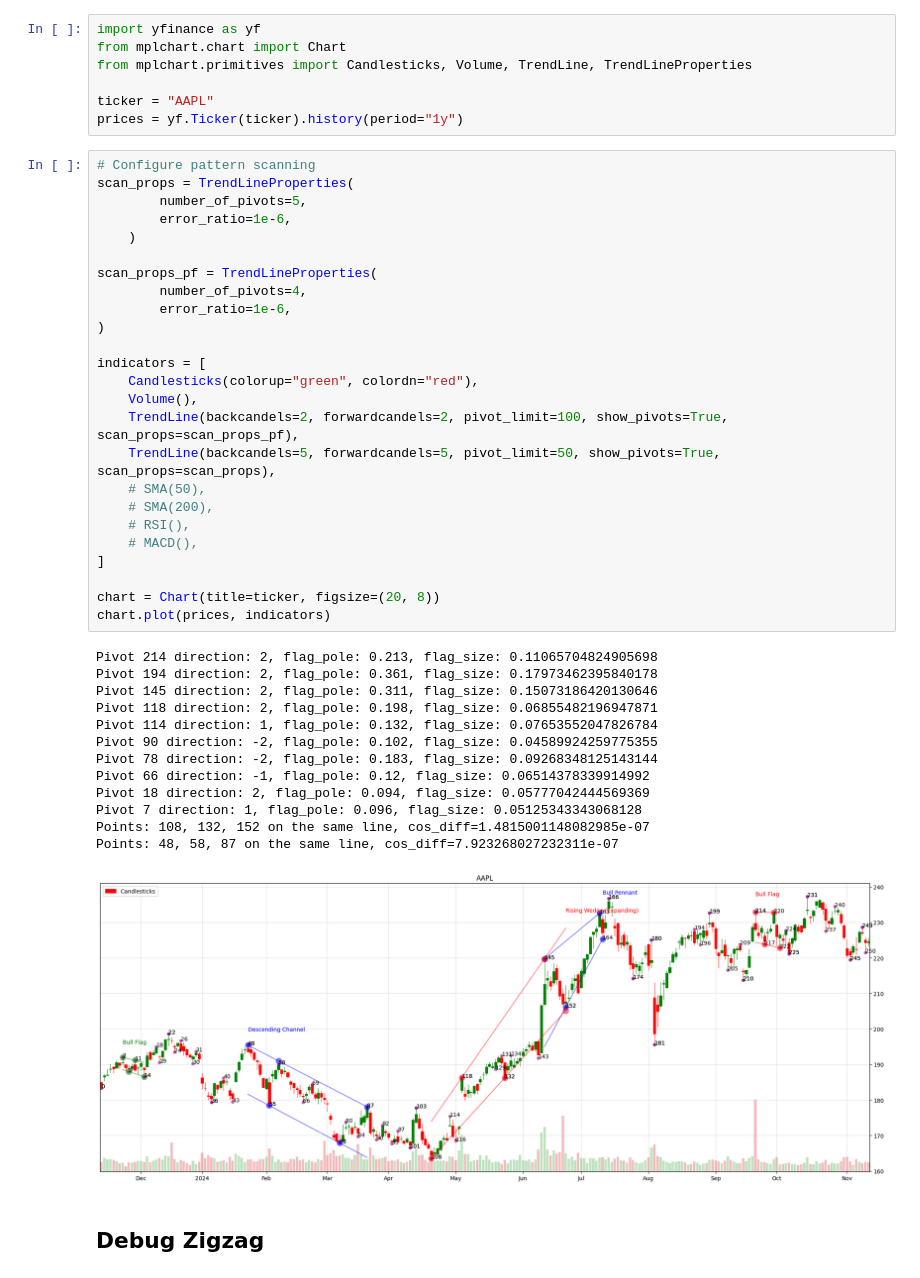
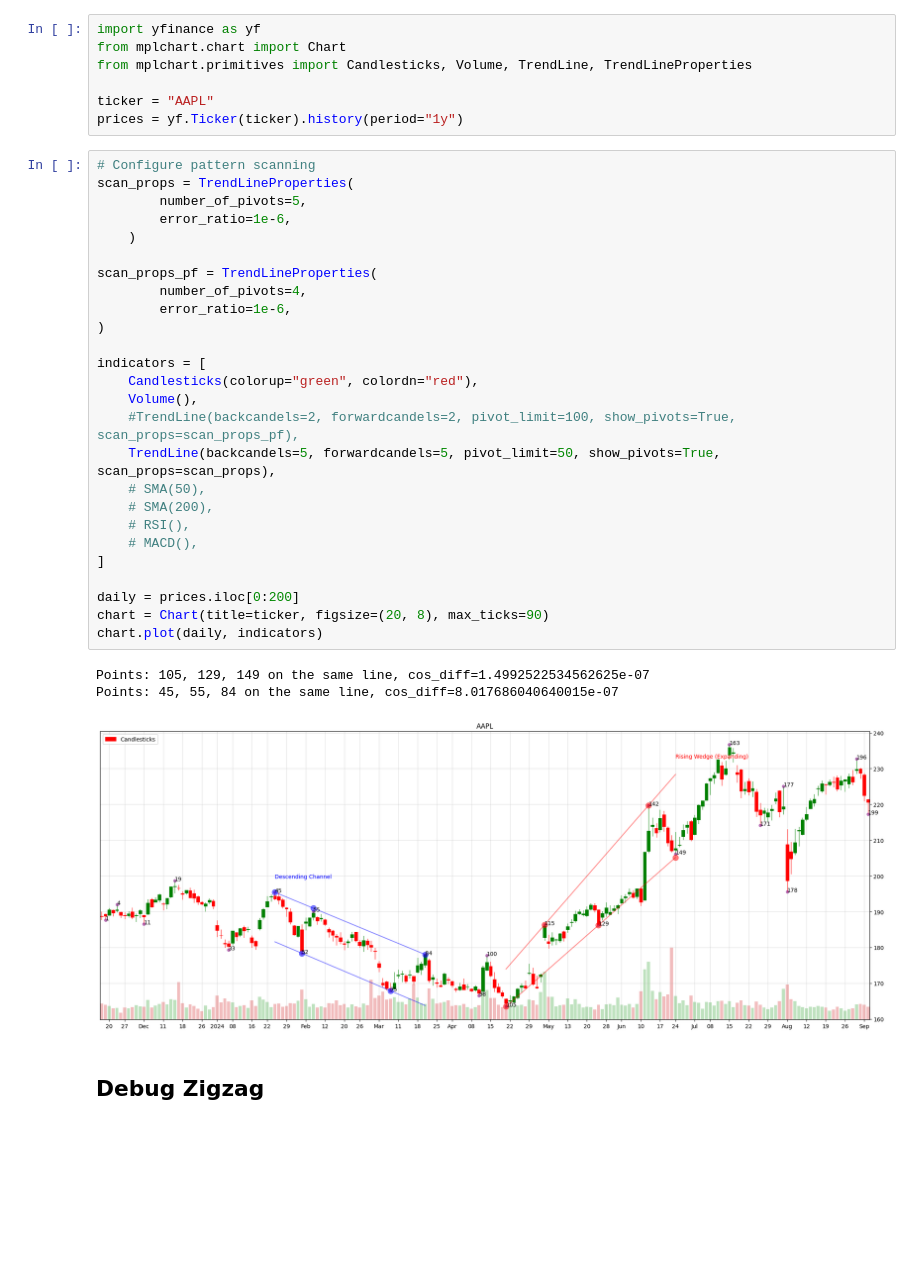
Before and after one commit to furechan/mplchart, a Jupyter notebook: examples/plot-trendlines.ipynb, the cells around one changed output. Drawn from its saved outputs; the diff is of its cells as text; blank space fills up the shorter version.

Commit message:
Made max_ticks in DataLocator a parameter

```diff
--- a/examples/plot-trendlines.ipynb
+++ b/examples/plot-trendlines.ipynb
@@ -8,42 +8,33 @@ prices = yf.Ticker(ticker).history(period="1y")
 # %%
 # Configure pattern scanning
 scan_props = TrendLineProperties(
         number_of_pivots=5,
         error_ratio=1e-6,
     )
 
 scan_props_pf = TrendLineProperties(
         number_of_pivots=4,
         error_ratio=1e-6,
 )
 
 indicators = [
     Candlesticks(colorup="green", colordn="red"),
     Volume(),
-    TrendLine(backcandels=2, forwardcandels=2, pivot_limit=100, show_pivots=True, scan_props=scan_props_pf),
+    #TrendLine(backcandels=2, forwardcandels=2, pivot_limit=100, show_pivots=True, scan_props=scan_props_pf),
     TrendLine(backcandels=5, forwardcandels=5, pivot_limit=50, show_pivots=True, scan_props=scan_props),
     # SMA(50),
     # SMA(200),
     # RSI(),
     # MACD(),
 ]
 
-chart = Chart(title=ticker, figsize=(20, 8))
-chart.plot(prices, indicators)
+daily = prices.iloc[0:200]
+chart = Chart(title=ticker, figsize=(20, 8), max_ticks=90)
+chart.plot(daily, indicators)
 # %% [output]
-Pivot 214 direction: 2, flag_pole: 0.213, flag_size: 0.11065704824905698
-Pivot 194 direction: 2, flag_pole: 0.361, flag_size: 0.17973462395840178
-Pivot 145 direction: 2, flag_pole: 0.311, flag_size: 0.15073186420130646
-Pivot 118 direction: 2, flag_pole: 0.198, flag_size: 0.06855482196947871
-Pivot 114 direction: 1, flag_pole: 0.132, flag_size: 0.07653552047826784
-Pivot 90 direction: -2, flag_pole: 0.102, flag_size: 0.04589924259775355
-Pivot 78 direction: -2, flag_pole: 0.183, flag_size: 0.09268348125143144
-Pivot 66 direction: -1, flag_pole: 0.12, flag_size: 0.06514378339914992
-Pivot 18 direction: 2, flag_pole: 0.094, flag_size: 0.05777042444569369
-Pivot 7 direction: 1, flag_pole: 0.096, flag_size: 0.05125343343068128
-Points: 108, 132, 152 on the same line, cos_diff=1.4815001148082985e-07
-Points: 48, 58, 87 on the same line, cos_diff=7.923268027232311e-07
+Points: 105, 129, 149 on the same line, cos_diff=1.4992522534562625e-07
+Points: 45, 55, 84 on the same line, cos_diff=8.017686040640015e-07
-[figure, old version]
+[figure, new version]
 # %% [markdown]
 ## Debug Zigzag
 # %%
```
Also changed, not shown: parts of 1 cell of this notebook, 7 other files.
